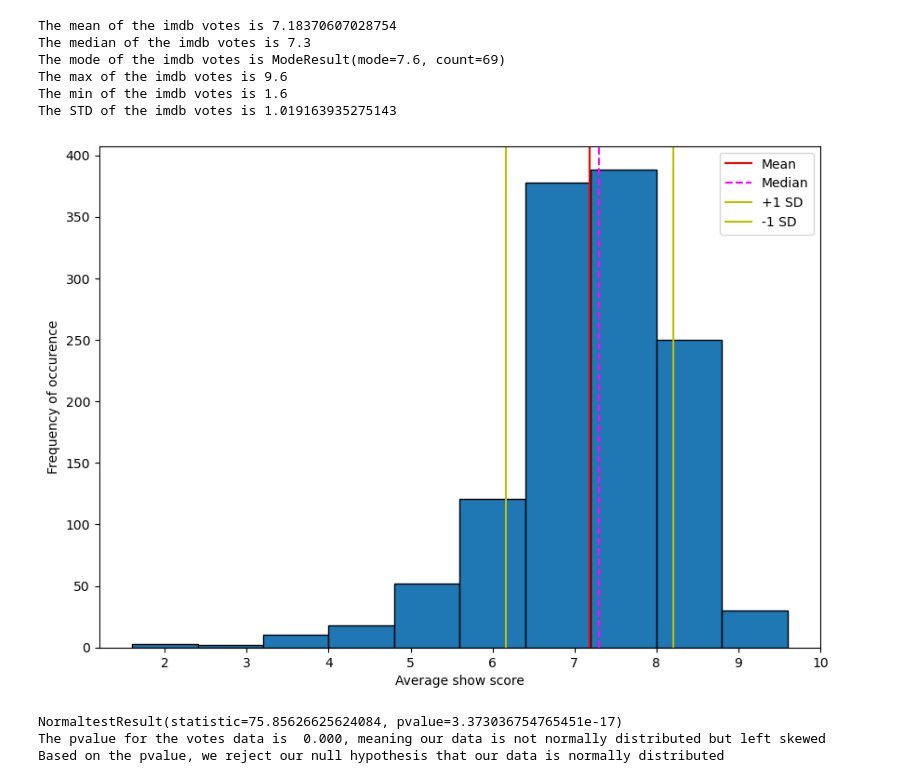
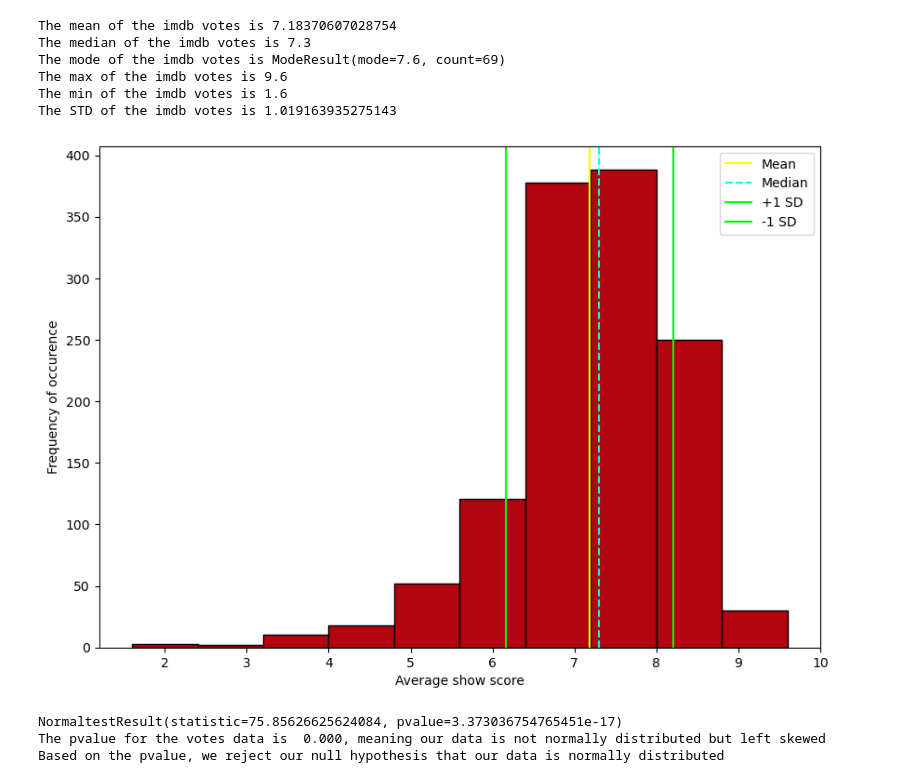
Before and after one commit to NidaB-C/NetflixEDA, a Jupyter notebook: Nida-Data/Question 4 - Eoghan.ipynb, the cells around one changed output. Saved outputs shown, nothing was run; the diff lists cells and outputs as text; code cells hidden in the pictures.

```diff
--- a/Nida-Data/Question 4 - Eoghan.ipynb
+++ b/Nida-Data/Question 4 - Eoghan.ipynb
@@ -149,17 +149,18 @@ The min of the imdb votes is 1.6
 The STD of the imdb votes is 1.019163935275143
 # %%
 #Histogram distribution
-plt.hist(scores,edgecolor='k')
+plt.hist(scores,color='#B1060F',edgecolor='k')
 plt.xlabel("Average show score")
 plt.ylabel("Frequency of occurence")
-plt.axvline(sm, color='r',label='Mean')
-plt.axvline(sme, color='fuchsia', linestyle='dashed',label='Median')
-plt.axvline(sm + sstd, color='y',label='+1 SD')
-plt.axvline(sm - sstd, color='y',label='-1 SD')
+plt.axvline(sm, color='yellow',label='Mean')
+plt.axvline(sme, color='cyan', linestyle='dashed',label='Median')
+plt.axvline(sm + sstd, color='lime',label='+1 SD')
+plt.axvline(sm - sstd, color='lime',label='-1 SD')
 plt.legend()
 plt.rcParams['figure.figsize'] = [10, 7]
+plt.savefig('/Users/alton/Desktop/Distribution_of_imdb_scores.png')
 # %% [output]
-[figure, old version]
+[figure, new version]
 # %%
 print(st.normaltest(scores.sample(200)))
 
```
Also changed, not shown: parts of 7 cells of this notebook, 5 other files.
